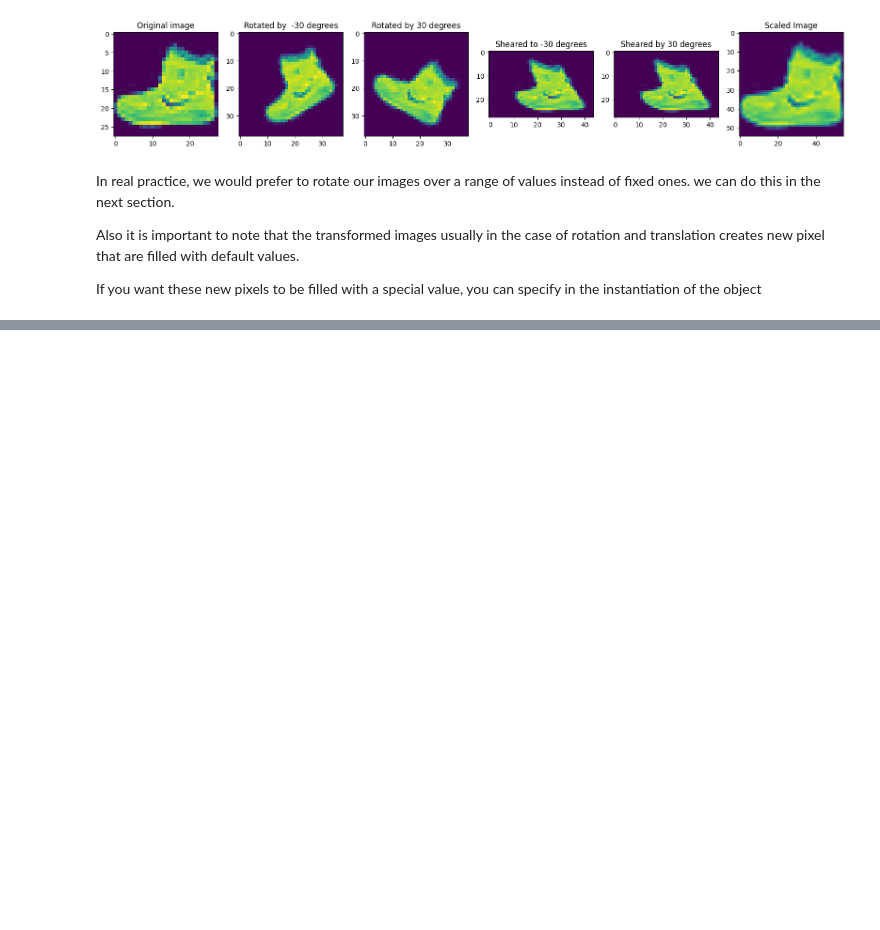
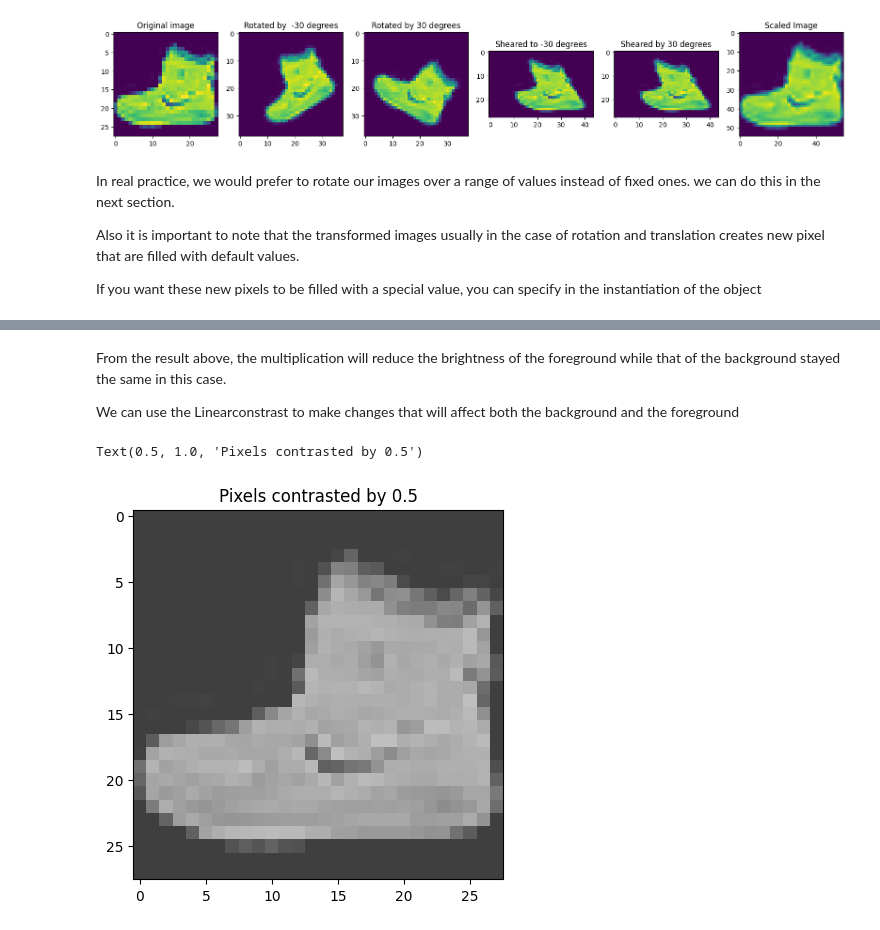
Before and after one commit to eniangnsa/Computer-Vision, a Jupyter notebook: Chapter-4/image_augmentation.ipynb, the cells around one changed output, grey strips where cells are left out. Cells and saved outputs as stored; diff of their text form; code cells hidden in the pictures; blank space fills up the shorter version.

```diff
--- a/Chapter-4/image_augmentation.ipynb
+++ b/Chapter-4/image_augmentation.ipynb
@@ -177,0 +190,11 @@ But on the other hand, let's say if the  data we're trying to predict contains d
+# %% [markdown]
+From the result above, the multiplication will reduce the brightness of the foreground while that of the background stayed the same in this case.
+
+We can use the Linearconstrast to make changes that will affect both the background and the foreground
+# %%
+aug_lin_con = iaa.LinearContrast(0.5)
+plt.imshow(aug_lin_con.augment_image(img), cmap='gray', vmin=0, vmax=255)
+plt.title("Pixels contrasted by 0.5")
+# %% [output]
+Text(0.5, 1.0, 'Pixels contrasted by 0.5')
+[figure, added]
```
Also changed, not shown: parts of 12 cells of this notebook.
